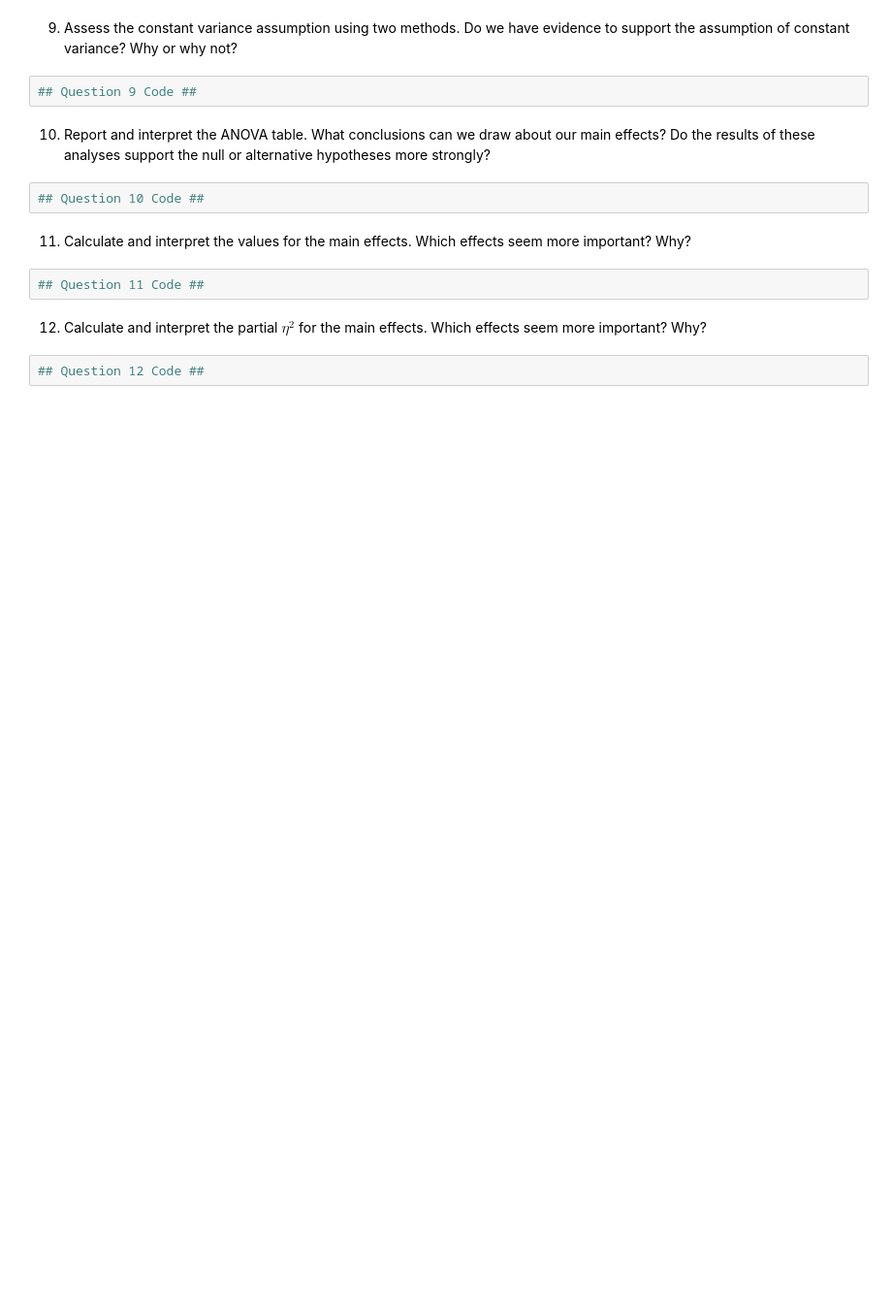
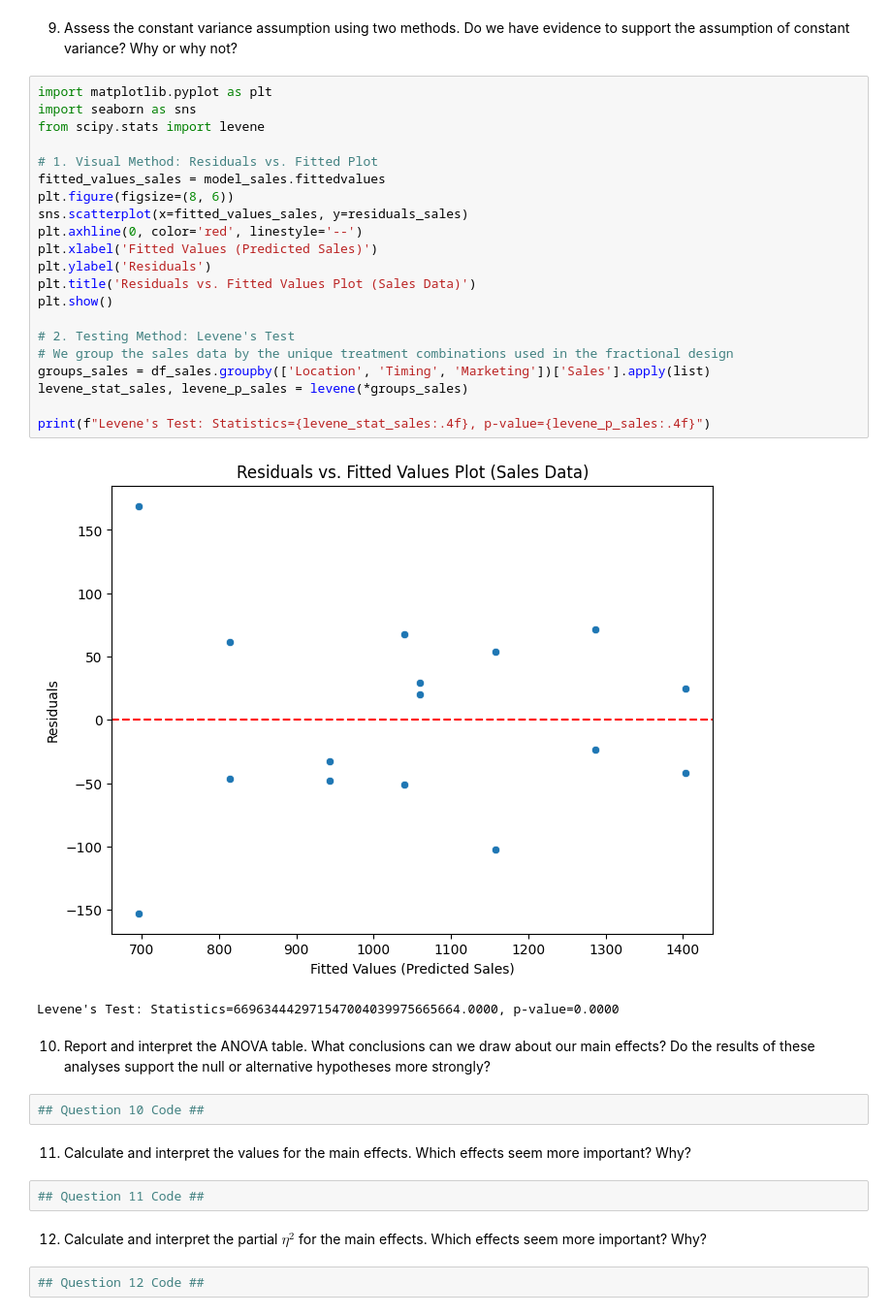
Before and after one commit to MihretTe/STAT-7220-Applied-Experimental-Design, a Jupyter notebook: Assignments/Final-Exam/Final-Exam.ipynb, the cells around one changed output. Shown at 97% size. Drawn from its saved outputs; the diff is of its cells as text; blank space fills up the shorter version.

```diff
--- a/Assignments/Final-Exam/Final-Exam.ipynb
+++ b/Assignments/Final-Exam/Final-Exam.ipynb
@@ -389,7 +499,29 @@ For this fractional factorial design, we test the following sets of hypotheses:
 # %% [markdown]
 9. Assess the constant variance assumption using two methods. Do we have evidence to support the assumption of constant variance? Why or why not?
 # %%
-## Question 9 Code ##
+import matplotlib.pyplot as plt
+import seaborn as sns
+from scipy.stats import levene
+
+# 1. Visual Method: Residuals vs. Fitted Plot
+fitted_values_sales = model_sales.fittedvalues
+plt.figure(figsize=(8, 6))
+sns.scatterplot(x=fitted_values_sales, y=residuals_sales)
+plt.axhline(0, color='red', linestyle='--')
+plt.xlabel('Fitted Values (Predicted Sales)')
+plt.ylabel('Residuals')
+plt.title('Residuals vs. Fitted Values Plot (Sales Data)')
+plt.show()
+
+# 2. Testing Method: Levene's Test
+# We group the sales data by the unique treatment combinations used in the fractional design
+groups_sales = df_sales.groupby(['Location', 'Timing', 'Marketing'])['Sales'].apply(list)
+levene_stat_sales, levene_p_sales = levene(*groups_sales)
+
+print(f"Levene's Test: Statistics={levene_stat_sales:.4f}, p-value={levene_p_sales:.4f}")
+# %% [output]
+[figure, added]
+Levene's Test: Statistics=669634442971547004039975665664.0000, p-value=0.0000
 # %% [markdown]
 10. Report and interpret the ANOVA table. What conclusions can we draw about our main effects? Do the results of these analyses support the null or alternative hypotheses more strongly?
 # %%
```
Also changed, not shown: parts of 5 cells of this notebook.
